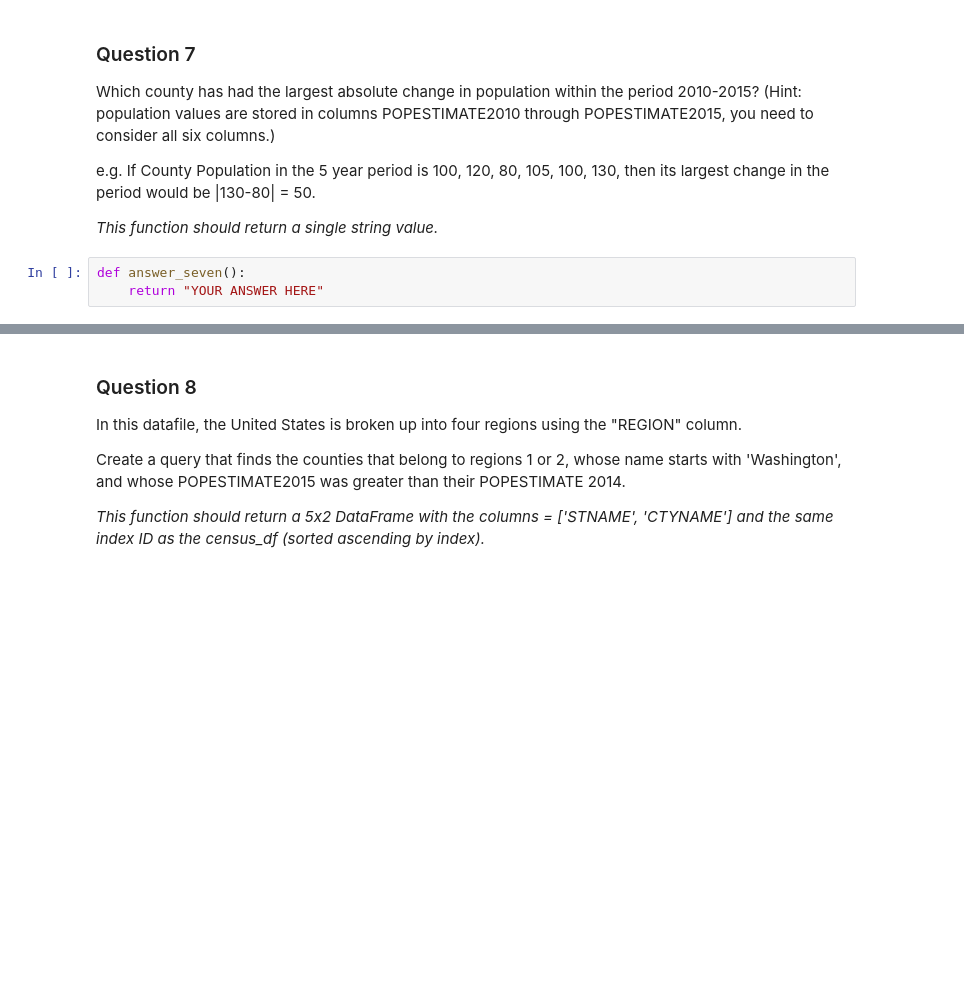
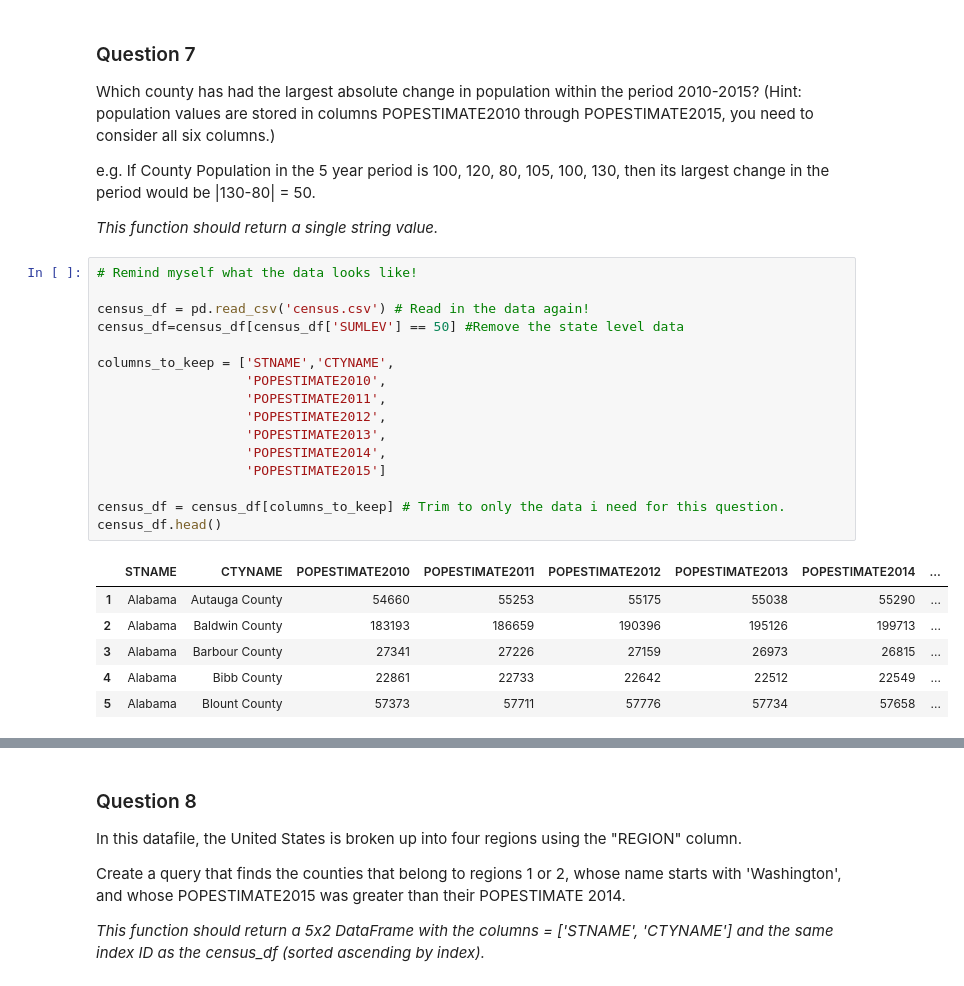
Before and after one commit to jonr10/basics_week1, a Jupyter notebook: Assignment 2.ipynb, the cells around one changed output, grey strips where cells are left out. Cells and saved outputs as stored; diff of their text form; blank space fills up the shorter version.

Commit message:
question 7

```diff
--- a/Assignment 2.ipynb
+++ b/Assignment 2.ipynb
@@ -341,6 +341,26 @@ Which county has had the largest absolute change in population within the period
 e.g. If County Population in the 5 year period is 100, 120, 80, 105, 100, 130, then its largest change in the period would be |130-80| = 50.
 
 *This function should return a single string value.*
-# %%
-def answer_seven():
-    return "YOUR ANSWER HERE"
+# %%
+# Remind myself what the data looks like!
+
+census_df = pd.read_csv('census.csv') # Read in the data again!
+census_df=census_df[census_df['SUMLEV'] == 50] #Remove the state level data
+
+columns_to_keep = ['STNAME','CTYNAME',
+                   'POPESTIMATE2010',
+                   'POPESTIMATE2011',
+                   'POPESTIMATE2012',
+                   'POPESTIMATE2013',
+                   'POPESTIMATE2014',
+                   'POPESTIMATE2015']
+
+census_df = census_df[columns_to_keep] # Trim to only the data i need for this question.
+census_df.head()
+# %% [output]
+|  | STNAME | CTYNAME | POPESTIMATE2010 | POPESTIMATE2011 | POPESTIMATE2012 | POPESTIMATE2013 | POPESTIMATE2014 | ... |
+| 1 | Alabama | Autauga County | 54660 | 55253 | 55175 | 55038 | 55290 | ... |
+| 2 | Alabama | Baldwin County | 183193 | 186659 | 190396 | 195126 | 199713 | ... |
+| 3 | Alabama | Barbour County | 27341 | 27226 | 27159 | 26973 | 26815 | ... |
+| 4 | Alabama | Bibb County | 22861 | 22733 | 22642 | 22512 | 22549 | ... |
+| 5 | Alabama | Blount County | 57373 | 57711 | 57776 | 57734 | 57658 | ... |
```
Also changed, not shown: parts of 4 cells of this notebook.
